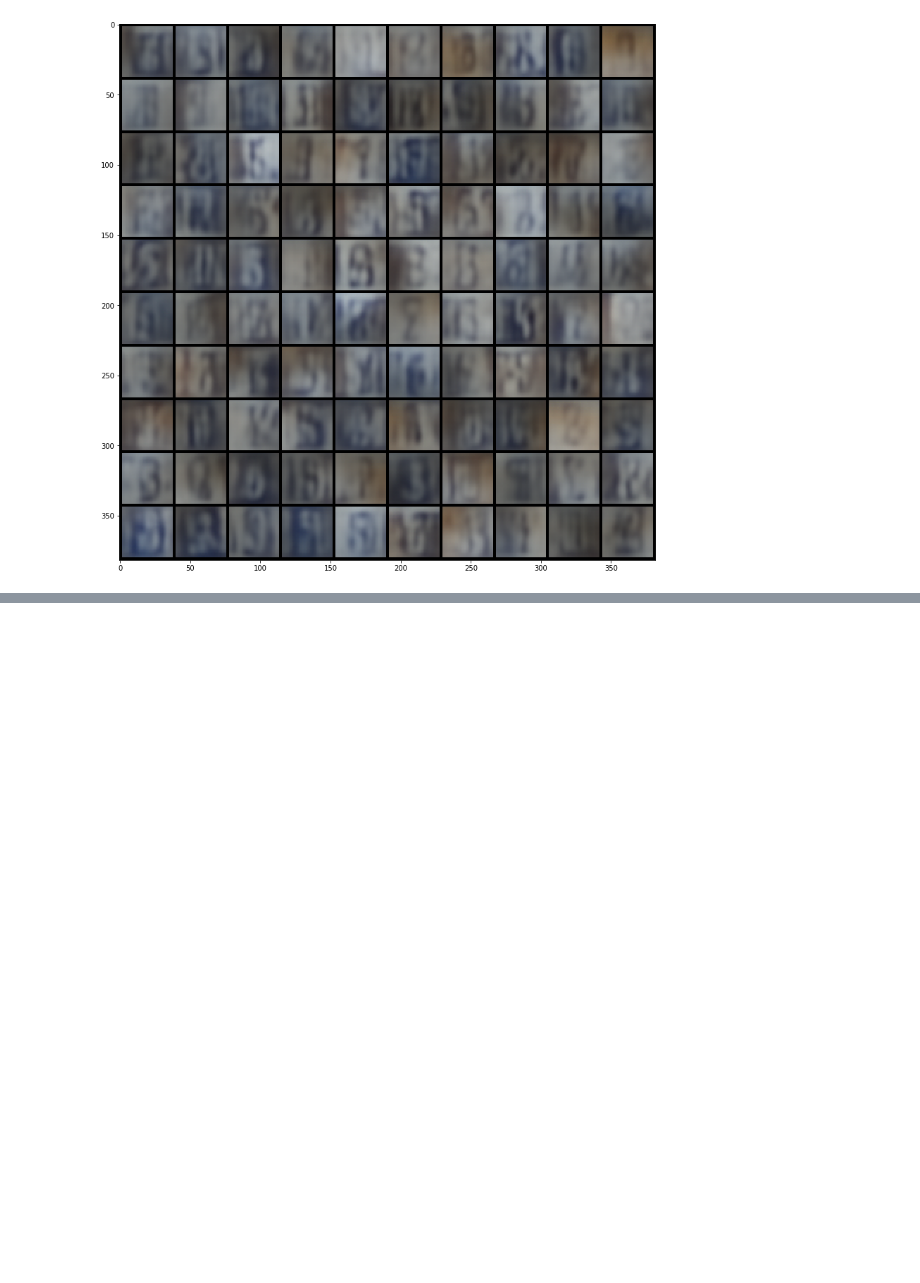
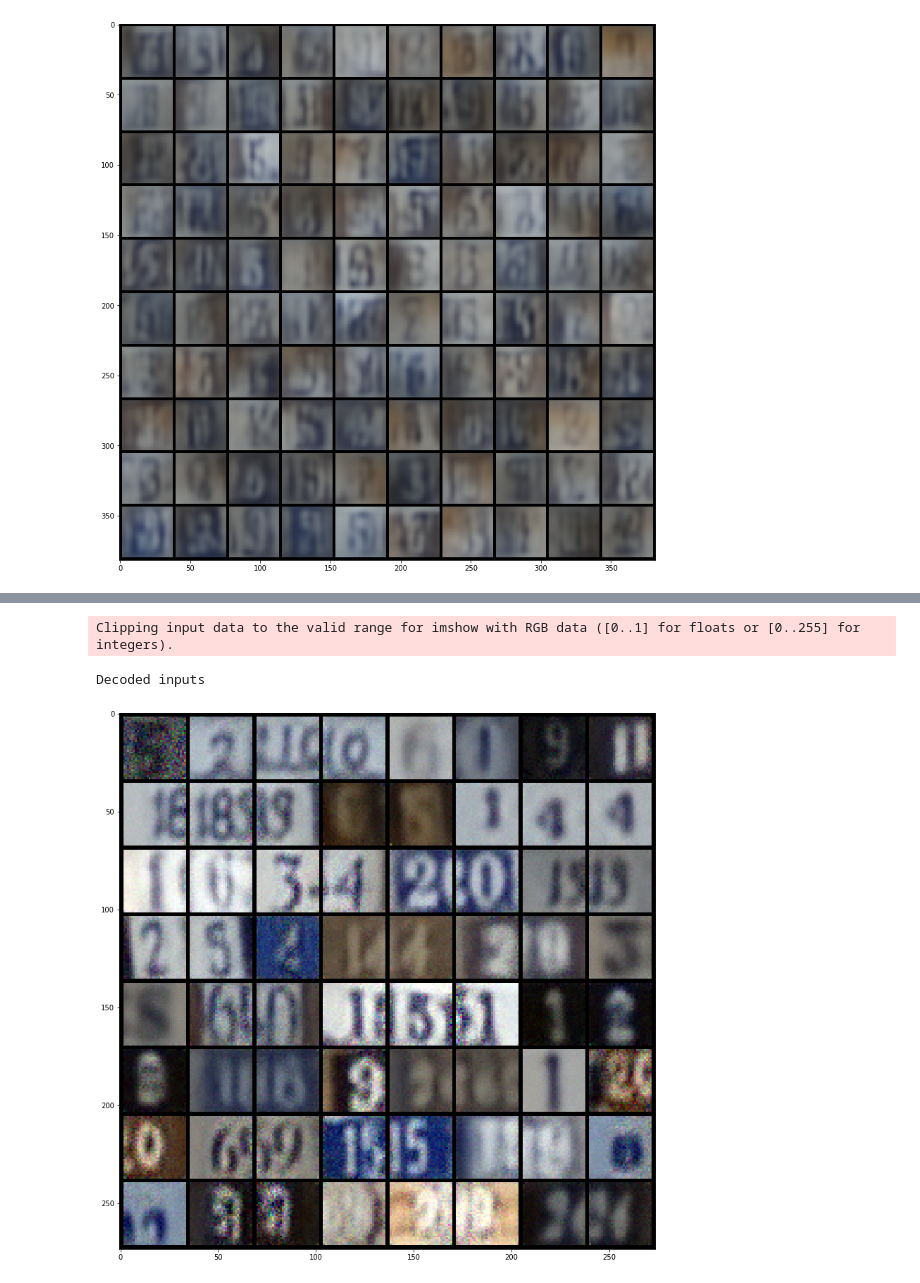
Before and after one commit to AndreySmirdin/DeepUnsupervisedLearning, a Jupyter notebook: Task7.ipynb, the cells around one changed output, grey strips where cells are left out. Drawn from its saved outputs; the diff is of its cells as text; code cells hidden in the pictures; blank space fills up the shorter version.

```diff
--- a/Task7.ipynb
+++ b/Task7.ipynb
@@ -74,7 +75,7 @@ class Encoder(nn.Module):
                                    nn.ReLU(),
                                    nn.Conv2d(256, 256, 3, stride=1, padding=1),
                                    ResidiulStack(),
-                                   nn.Conv2d(256, 512, 1)
+                                   nn.Conv2d(256, 256, 1)
                                    )
 
     def forward(self, x):
@@ -83,12 +84,12 @@ class Encoder(nn.Module):
 class Decoder(nn.Module):
     def __init__(self):
         super().__init__()
-        self.model = nn.Sequential(nn.Conv2d(256, 256, 3, stride=1, padding=1),
+        self.model = nn.Sequential(nn.Conv2d(128, 256, 3, stride=1, padding=1),
                                     ResidiulStack(),
                                     nn.ReLU(),
                                     nn.ConvTranspose2d(256, 128, 4, stride=2, padding=1),
                                     nn.ReLU(),
-                                    nn.ConvTranspose2d(128, 3, 4, stride=2, padding=1),
+                                    nn.ConvTranspose2d(128, 6, 4, stride=2, padding=1),
                                     )
 
     def forward(self, x):
@@ -270,0 +429,11 @@ imshow(grid)
+# %%
+print("Decoded inputs")
+for x in test_loader:
+    z, _, _ = model(x.to(device))
+    grid = torchvision.utils.make_grid(z.detach(), nrow=8)
+    imshow(grid)
+    break
+# %% [output]
+Clipping input data to the valid range for imshow with RGB data ([0..1] for floats or [0..255] for integers).
+Decoded inputs
+[figure, added]
```
Also changed, not shown: parts of 8 cells of this notebook.
